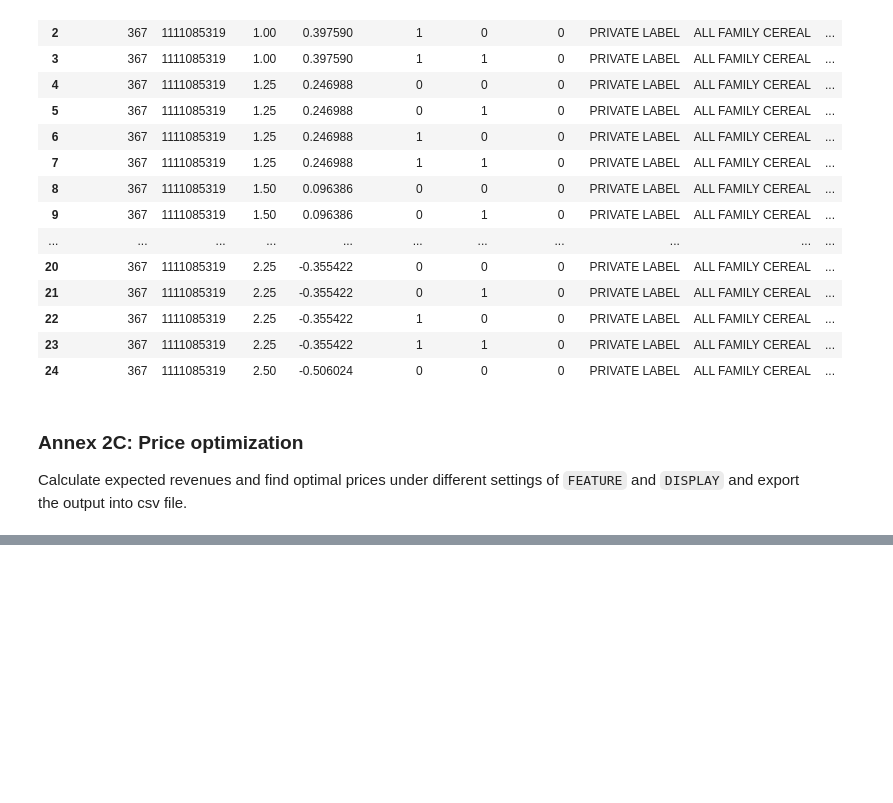
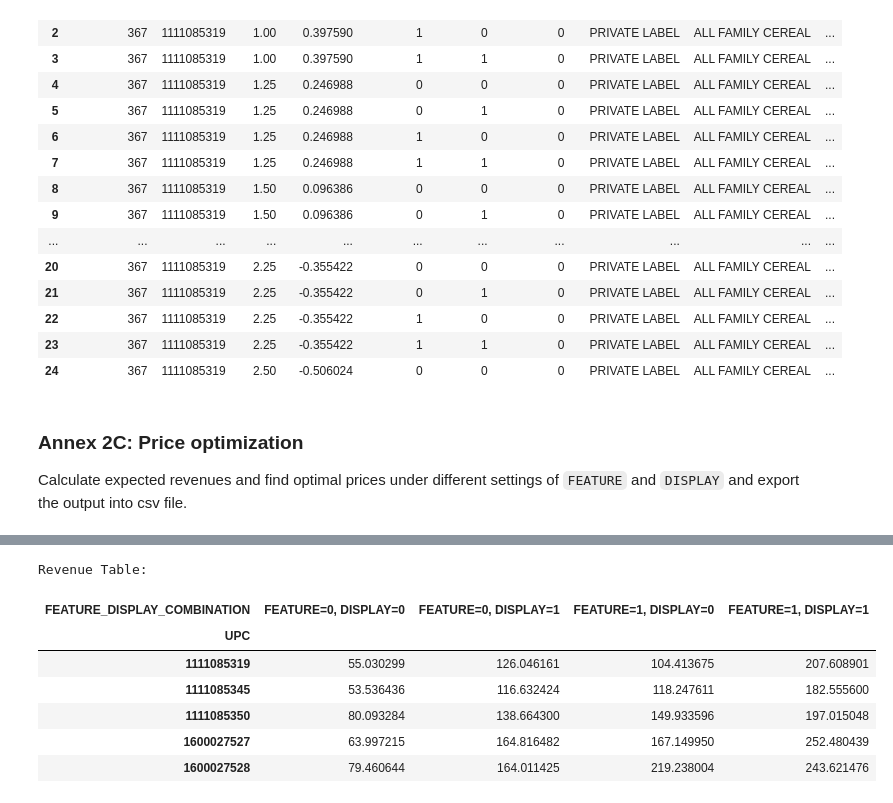
Before and after one commit to acedesci/scanalytics, a Jupyter notebook: EN/S08_09_Retail_Analytics/S8_Module1A_Cereal_Demand_Predictions.ipynb, the cells around one changed output, grey strips where cells are left out. Cells and saved outputs as stored; diff of their text form; code cells hidden in the pictures; blank space fills up the shorter version.

```diff
--- a/EN/S08_09_Retail_Analytics/S8_Module1A_Cereal_Demand_Predictions.ipynb
+++ b/EN/S08_09_Retail_Analytics/S8_Module1A_Cereal_Demand_Predictions.ipynb
@@ -514,0 +539,23 @@ Optimal Prices for Maximum Weekly Revenue:
+# %%
+
+from google.colab import files
+
+# 1. Display the revenue_table DataFrame
+print("\nRevenue Table:")
+display(revenue_table.head())
+
+# 2. Save the revenue_table DataFrame to a CSV file
+filename = 'revenue_table.csv'
+revenue_table.to_csv(filename, index=True)
+
+# 3. Download the 'revenue_table.csv' file
+files.download(filename)
+# %% [output]
+Revenue Table:
+| FEATURE_DISPLAY_COMBINATION | FEATURE=0, DISPLAY=0 | FEATURE=0, DISPLAY=1 | FEATURE=1, DISPLAY=0 | FEATURE=1, DISPLAY=1 |
+| UPC |  |  |  |  |
+| 1111085319 | 55.030299 | 126.046161 | 104.413675 | 207.608901 |
+| 1111085345 | 53.536436 | 116.632424 | 118.247611 | 182.555600 |
+| 1111085350 | 80.093284 | 138.664300 | 149.933596 | 197.015048 |
+| 1600027527 | 63.997215 | 164.816482 | 167.149950 | 252.480439 |
+| 1600027528 | 79.460644 | 164.011425 | 219.238004 | 243.621476 |
```
Also changed, not shown: parts of 4 cells of this notebook.
